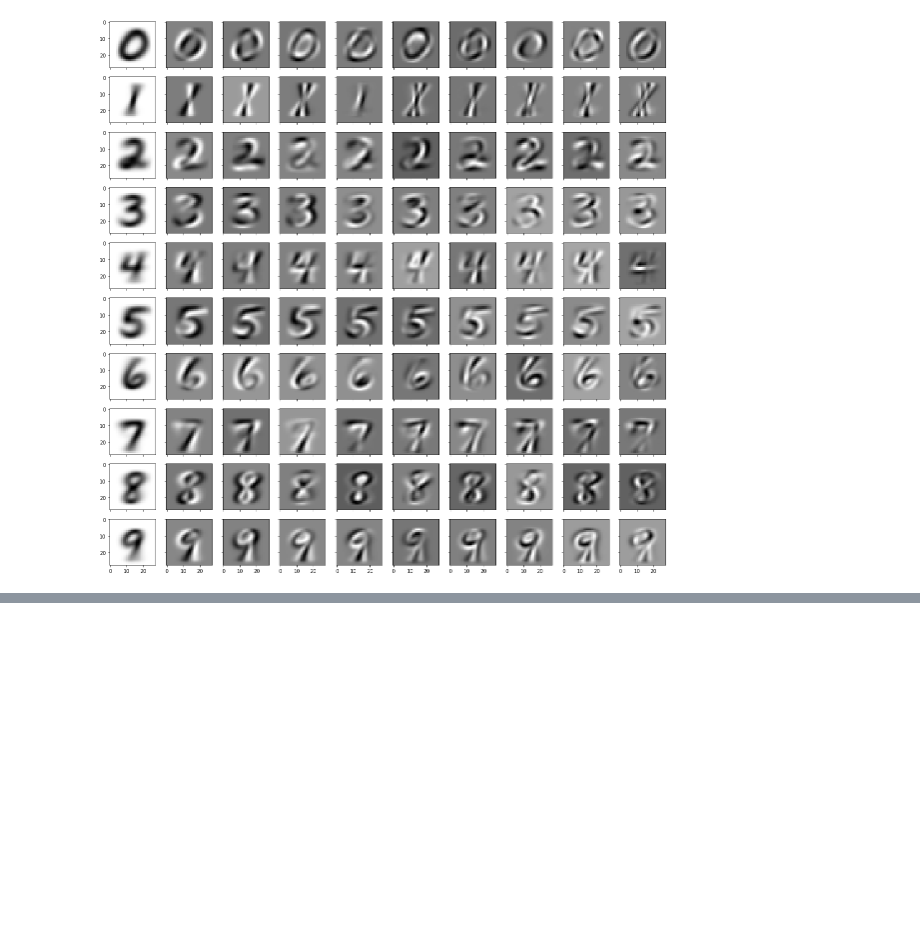
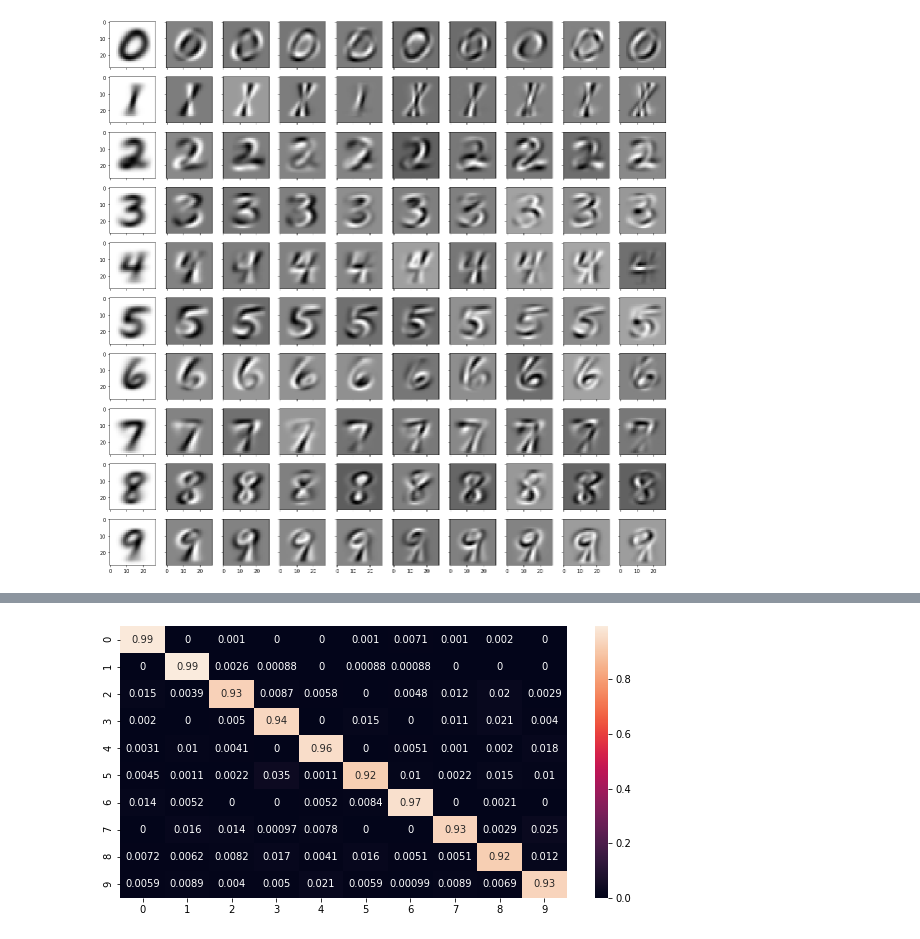
Before and after one commit to mehrdad3301/Eigen-Digits, a Jupyter notebook: Untitled.ipynb, the cells around one changed output, grey strips where cells are left out. Saved outputs shown, nothing was run; the diff lists cells and outputs as text; code cells hidden in the pictures; blank space fills up the shorter version.

```diff
--- a/Untitled.ipynb
+++ b/Untitled.ipynb
@@ -62,0 +70,7 @@ res = norm(temp, 2, axis=2) / norm(z, 2, axis=2)
+# %%
+z = metrics.confusion_matrix(test_y, y, normalize='true')
+seaborn.heatmap(z, annot=True)
+plt.rcParams["figure.figsize"] = (10, 5)
+plt.show()
+# %% [output]
+[figure, added]
```
Also changed, not shown: parts of 10 cells of this notebook.
